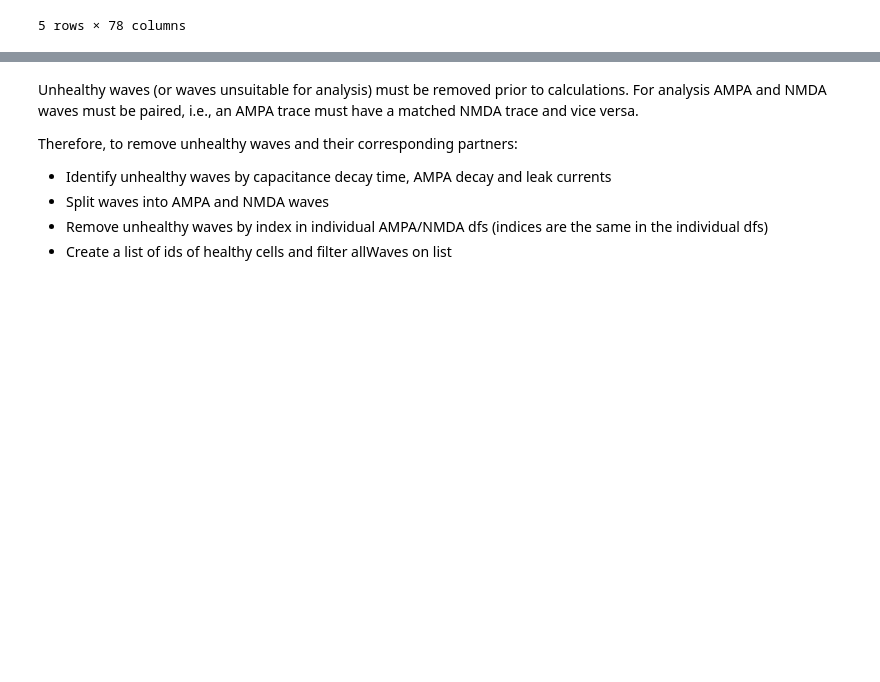
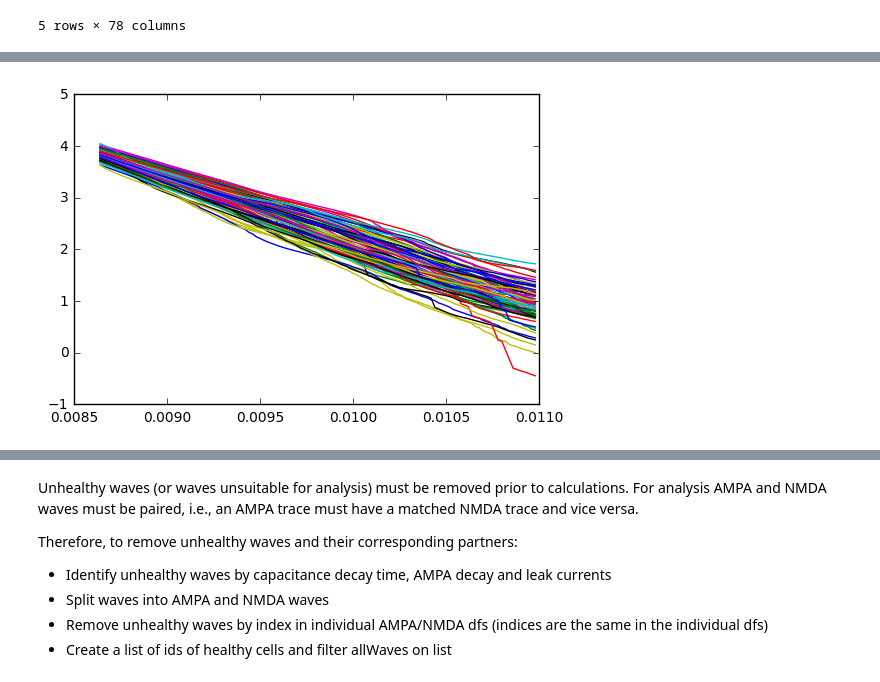
Before and after one commit to yuwie10/ephysAnalysis, a Jupyter notebook: ephysAnalysis2.ipynb, the cells around one changed output, grey strips where cells are left out. Cells and saved outputs as stored; diff of their text form; code cells hidden in the pictures; blank space fills up the shorter version.

```diff
--- a/ephysAnalysis2.ipynb
+++ b/ephysAnalysis2.ipynb
@@ -82,0 +101,9 @@ allWaves.head()
+# %%
+#Take log of amplitudes so can fit a linear model to cap traces
+capLog = np.log(abs(normalizeCap))
+smoothCurve = capLog.rolling(window = 150).mean()
+
+plt.plot(smoothCurve)
+plt.show();
+# %% [output]
+[figure, added]
```
Also changed, not shown: parts of 11 cells of this notebook, 1 other file.
